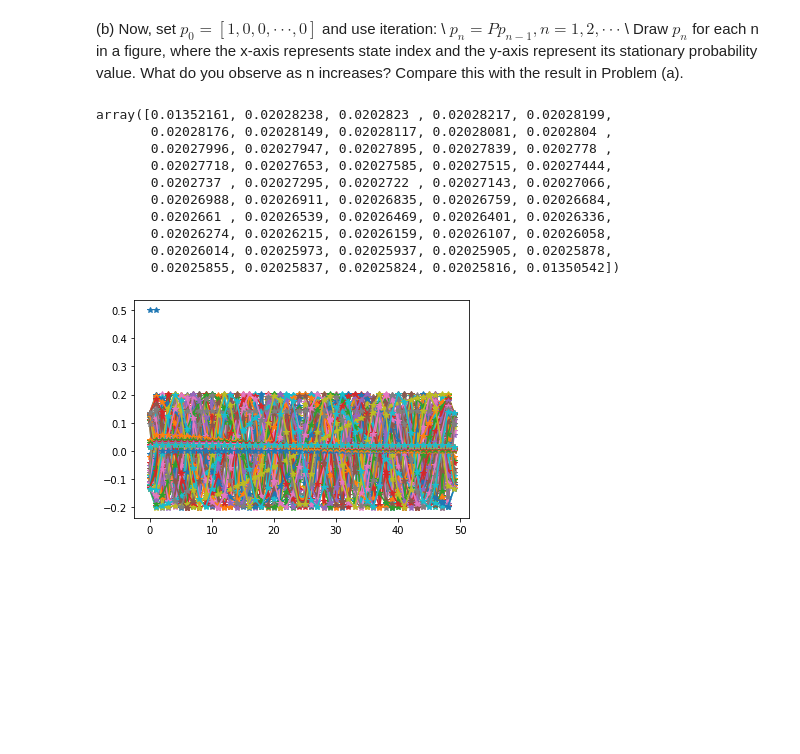
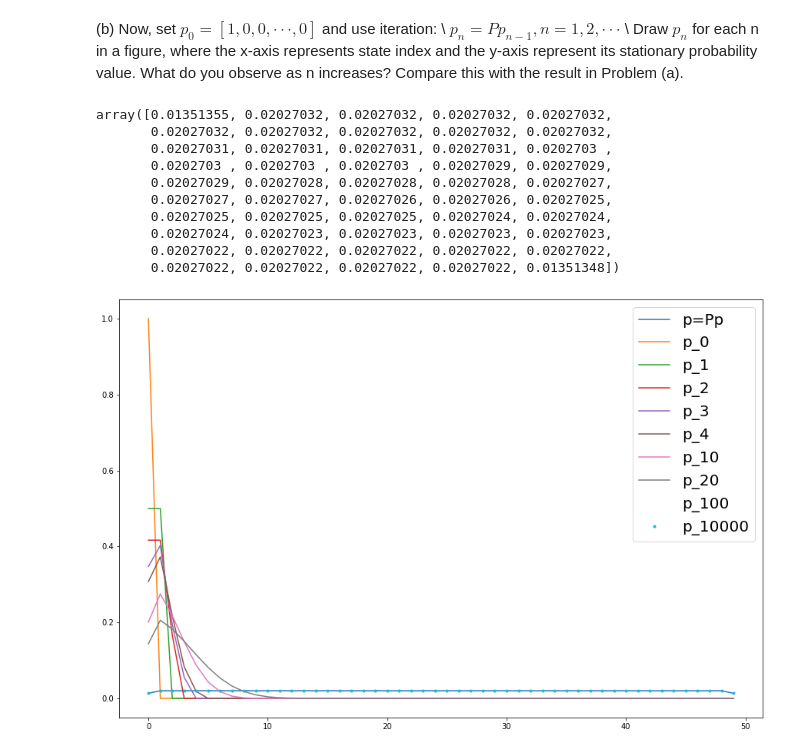
Before and after one commit to OkYongChoi/prob-and-randprocess, a Jupyter notebook: markov_chains.ipynb, the cells around one changed output. Saved outputs shown, nothing was run; the diff lists cells and outputs as text; code cells hidden in the pictures; blank space fills up the shorter version.

```diff
--- a/markov_chains.ipynb
+++ b/markov_chains.ipynb
@@ -72,29 +69,38 @@ Draw $p_{n}$ for each n in a figure, where the x-axis represents state index and
 # %%
 import matplotlib.pyplot as plt
 
-fig, ax = plt.subplots()  # Create a figure and an axes.
-fig = plt.figure()
-plt.plot(p, label='p=Pp', marker = '*')
+fig, ax = plt.subplots(figsize=(15, 10))  # Create a figure and an axes.
+plt.plot(p, label='p=Pp')
 p_0 = np.zeros(50)
 p_0[0] = 1
+plt.plot(p_0, label= 'p_0')
 inf_P = np.identity(50)
-for i in range(6000):
+for i in range(10000):
     inf_P = inf_P @ P
-    if i % 300 == 0:
-        plt.plot(inf_P @ p_0 ,'*')
+    if i < 4:
+        plt.plot(inf_P @ p_0 , label= "p_"+str(i+1))
+    elif i == 9:
+        plt.plot(inf_P @ p_0 , label= "p_"+str(i+1))
+    elif i == 19:
+        plt.plot(inf_P @ p_0 , label= "p_"+str(i+1))
+    elif i == 99:
+        plt.plot(inf_P @ p_0 , linestyle = 'None', label= "p_"+str(i+1))
+    elif i == 9999:
+        plt.plot(inf_P @ p_0 ,'.',linestyle = 'None', label= "p_"+str(i+1))
+plt.legend(prop={"size":20})
 
 
 stationary_p = inf_P @ p_0
 stationary_p
 # %% [output]
-array([0.01352161, 0.02028238, 0.0202823 , 0.02028217, 0.02028199,
-       0.02028176, 0.02028149, 0.02028117, 0.02028081, 0.0202804 ,
-       0.02027996, 0.02027947, 0.02027895, 0.02027839, 0.0202778 ,
-       0.02027718, 0.02027653, 0.02027585, 0.02027515, 0.02027444,
-       0.0202737 , 0.02027295, 0.0202722 , 0.02027143, 0.02027066,
-       0.02026988, 0.02026911, 0.02026835, 0.02026759, 0.02026684,
-       0.0202661 , 0.02026539, 0.02026469, 0.02026401, 0.02026336,
-       0.02026274, 0.02026215, 0.02026159, 0.02026107, 0.02026058,
-       0.02026014, 0.02025973, 0.02025937, 0.02025905, 0.02025878,
-       0.02025855, 0.02025837, 0.02025824, 0.02025816, 0.01350542])
+array([0.01351355, 0.02027032, 0.02027032, 0.02027032, 0.02027032,
+       0.02027032, 0.02027032, 0.02027032, 0.02027032, 0.02027032,
+       0.02027031, 0.02027031, 0.02027031, 0.02027031, 0.0202703 ,
+       0.0202703 , 0.0202703 , 0.0202703 , 0.02027029, 0.02027029,
+       0.02027029, 0.02027028, 0.02027028, 0.02027028, 0.02027027,
+       0.02027027, 0.02027027, 0.02027026, 0.02027026, 0.02027025,
+       0.02027025, 0.02027025, 0.02027025, 0.02027024, 0.02027024,
+       0.02027024, 0.02027023, 0.02027023, 0.02027023, 0.02027023,
+       0.02027022, 0.02027022, 0.02027022, 0.02027022, 0.02027022,
+       0.02027022, 0.02027022, 0.02027022, 0.02027022, 0.01351348])
-[figure, old version]
+[figure, new version]
```
Also changed, not shown: parts of 4 cells of this notebook.
